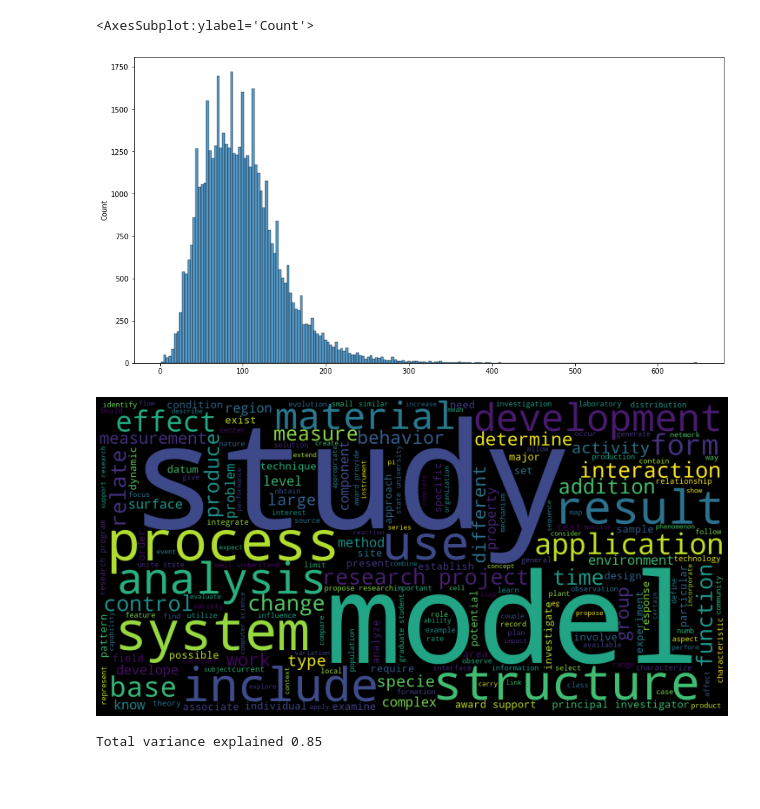
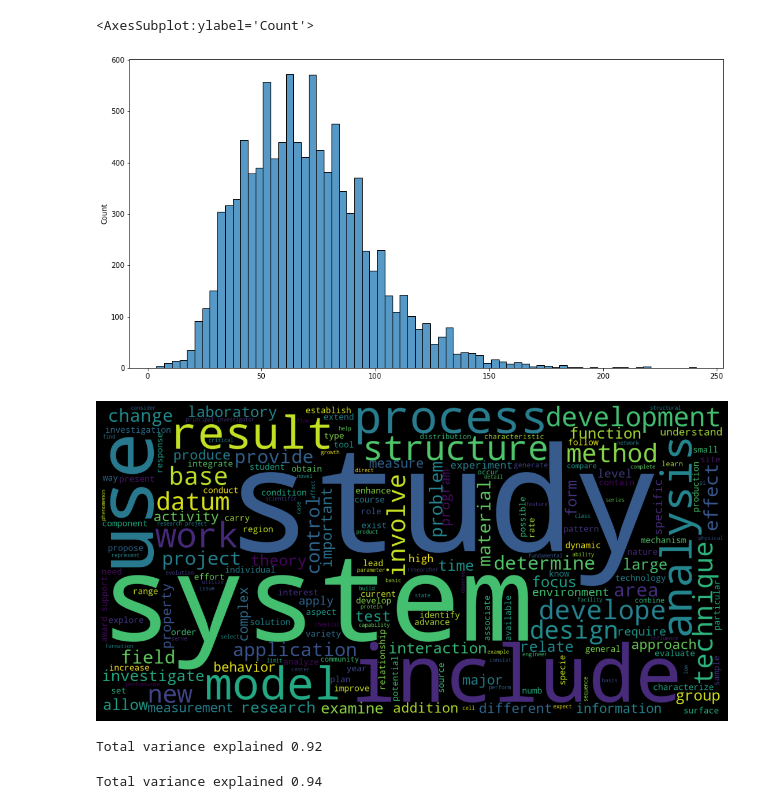
Before and after one commit to jato25/NSFClustering, a Jupyter notebook: NSFClustering.ipynb, the cells around one changed output. Saved outputs shown, nothing was run; the diff lists cells and outputs as text; code cells hidden in the pictures; blank space fills up the shorter version.

```diff
--- a/NSFClustering.ipynb
+++ b/NSFClustering.ipynb
@@ -16,7 +18,7 @@ nlp = spacy.load('en_core_web_md')
 
 corpus = []
 
-for filename in glob.glob("preparedData/*.txt"):
+for filename in glob.glob("preparedData/awd_1992*.txt"):
     with open(filename, "r") as file:
         corpus.extend(file.readlines())
 
@@ -33,3 +38,13 @@ for doc in nlp.pipe(corpus, disable=["tok2vec", "tagger", "parser", "attribute_r
     # Do something with the doc here
     tokenize_abstract =  [x for x in doc if (not x.is_stop) and (len(x.text) > 1)]
     data.append(tokenize_abstract)
+# %%
+non_duplicated_data = []
+for abstract in data:
+    unique_tokens = []
+    unique_lemmas = []
+    for token in abstract:
+        if token.lemma_ not in unique_lemmas:
+            unique_lemmas.append(token.lemma_)
+            unique_tokens.append(token)
+    non_duplicated_data.append(unique_tokens)
@@ -36,19 +54,19 @@ for doc in nlp.pipe(corpus, disable=["tok2vec", "tagger", "parser", "attribute_r
 # %%
-data_lengths = list(map(len, data))
+data_lengths = list(map(len, non_duplicated_data))
 plt.figure(figsize=(15,8))
 seaborn.histplot(data_lengths)
 # %% [output]
 <AxesSubplot:ylabel='Count'>
-[figure, old version]
+[figure, new version]
 # %%
-raw_data = " ".join([word.lemma_ for sentence in data for word in sentence])
+raw_data = " ".join([word.lemma_ for sentence in non_duplicated_data for word in sentence])
 wordcloud = WordCloud(width=1600, height=800).generate(raw_data)
 
-plt.figure( figsize=(20,10), facecolor='k')
+plt.figure( figsize=(15,8), facecolor='k')
 plt.imshow(wordcloud)
 plt.axis("off")
 plt.tight_layout(pad=0)
 plt.show()
 # %% [output]
-[figure, old version]
+[figure, new version]
 # %%
@@ -57,7 +75,7 @@ abstracts_centroids = [np.mean(embeddings, axis=0) for embeddings in word_embedd
 # %%
-pca = PCA(n_components=50)
+pca = PCA(n_components=100)
 reduced_crentroids = pca.fit_transform(abstracts_centroids)
 explained_variance = np.sum(pca.explained_variance_ratio_)
 print(f"Total variance explained {explained_variance:.{2}}")
 # %% [output]
-Total variance explained 0.85
+Total variance explained 0.92
@@ -64 +104,8 @@ Total variance explained 0.85
+# %%
+pca = PCA(n_components=140)
+reduced_weighted_crentroids = pca.fit_transform(abstracts_weighted_centroids)
+explained_variance = np.sum(pca.explained_variance_ratio_)
+print(f"Total variance explained {explained_variance:.{2}}")
+# %% [output]
+Total variance explained 0.94
 # %%
```
Also changed, not shown: parts of 20 cells of this notebook.
